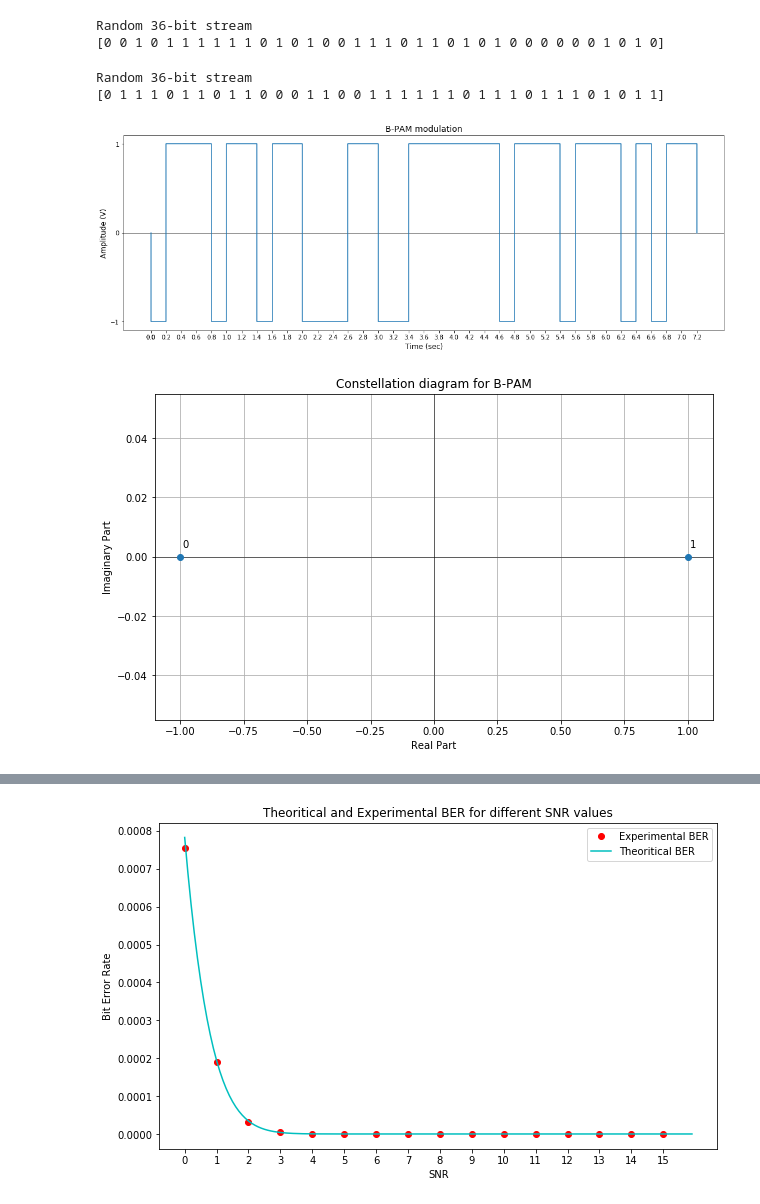
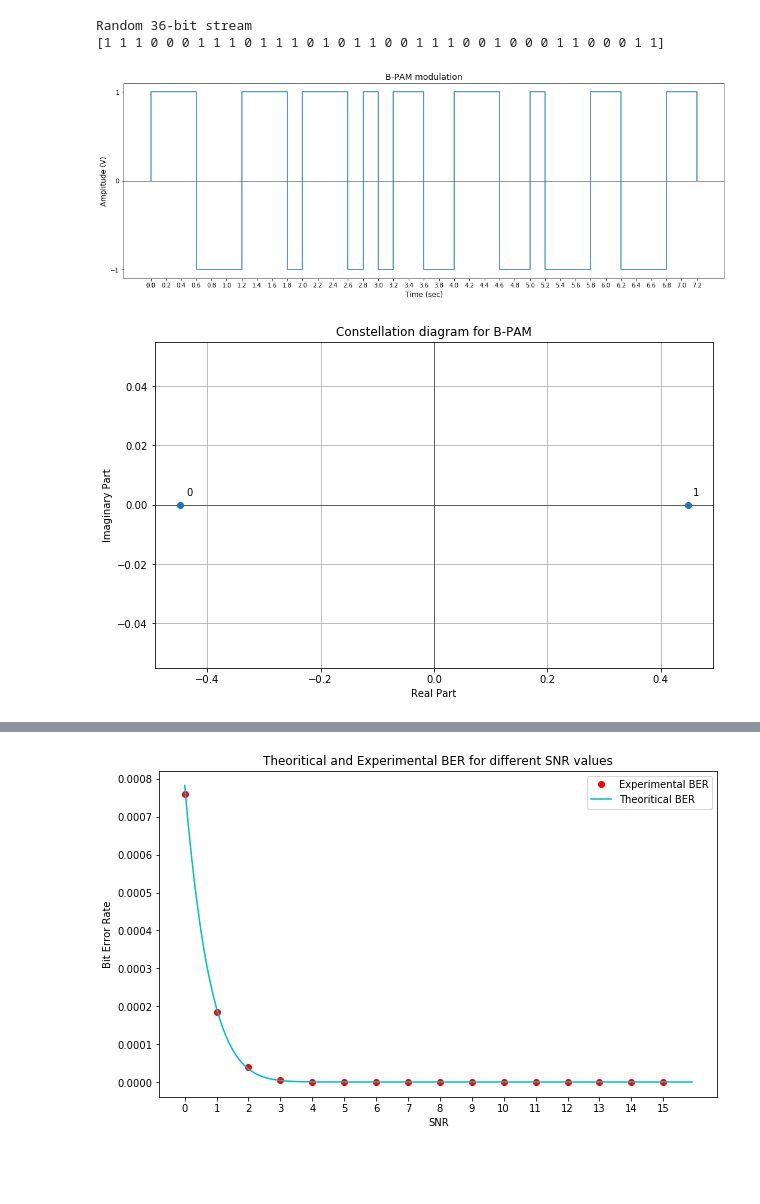
Before and after one commit to Vxiros/telecommunications-NTUA, a Jupyter notebook: Lab 2/part1.ipynb, the cells around one changed output, grey strips where cells are left out. Saved outputs shown, nothing was run; the diff lists cells and outputs as text; code cells hidden in the pictures; blank space fills up the shorter version.

```diff
--- a/Lab 2/part1.ipynb
+++ b/Lab 2/part1.ipynb
@@ -6,15 +6,16 @@ from matplotlib.pyplot import figure
 from scipy import special
 # %%
 """ 1.a """
+g = [1, 1, 1, 0, 0, 0, 1, 1, 1, 0, 1, 1, 1, 0, 1, 0, 1, 1, 0, 0, 1, 1, 1, 0, 0, 1, 0, 0, 0, 1, 1, 0, 0, 0, 1, 1]
 n, p = 2, 0.5 # τιμ΄΄ή bit 0 ή 1 με ίση πιθανότητα εμφάνισης 0.5
 bitstream_len = 36
-bits = np.random.binomial(1, 0.5, bitstream_len) # τυχαία ακολουθία από 36 bits
-
+#random_bits = np.random.binomial(1, 0.5, bitstream_len) # τυχαία ακολουθία από 36 bits
+random_bits = np.array(g)
 print("Random " + str(bitstream_len) + "-bit stream")
-print(bits)
+print(random_bits)
 # %% [output]
 Random 36-bit stream
-[0 0 1 0 1 1 1 1 1 1 0 1 0 1 0 0 1 1 1 0 1 1 0 1 0 1 0 0 0 0 0 0 1 0 1 0]
+[1 1 1 0 0 0 1 1 1 0 1 1 1 0 1 0 1 1 0 0 1 1 1 0 0 1 0 0 0 1 1 0 0 0 1 1]
 # %%
 """ ΑΜ: 03115082 άρα 0+8+2=10 και 1+0=1 οπότε A = 1 Volt"""
 AM = 1
@@ -22,44 +23,43 @@ AM = 1
 """ ΑΜ: 03115151 άρα 1+5+1=7 οπότε A = 7 Volts """
 #AM = 7
 
 Tb = 0.2 #sec (διάρκεια κάθε bit)
 A = AM #Volts (πλάτος)
 
-
 bitsB_PAM = [0.0]
 time = [0.0]
 
 bpam = lambda b : (2*A*b - A)
 
 """ το πρώτο και το τελευταίο στοιχείο είναι 0.0 και χρησιμεύει μόνο για την χάραξη της γραφικής παράστασης του σήματος """
 t = 0.0
-for bit in bits:
+for bit in random_bits:
     bitsB_PAM.append(bpam(bit))
     time.append(t)
     t += Tb
 
 bitsB_PAM.append(0.0)
-time.append(len(bits)*Tb)
+time.append(len(random_bits)*Tb)
 
 fig = plt.figure(figsize=(18,6))
 ax = fig.add_subplot()
 ax.set_title('B-PAM modulation', fontsize = 14)
 ax.set_xlabel('Time (sec)', fontsize = 12)
 ax.set_ylabel('Amplitude (V)', fontsize = 12)
 plt.axhline(y=0, color='k', linewidth=0.7)
 plt.step(time, bitsB_PAM, where = 'post')
 plt.xticks(time)
 plt.yticks([-A,0,A])
 plt.show()
 # %% [output]
-Random 36-bit stream
-[0 1 1 1 0 1 1 0 1 1 0 0 0 1 1 0 0 1 1 1 1 1 1 0 1 1 1 0 1 1 1 0 1 0 1 1]
-[figure, old version]
+[figure, new version]
 # %%
 """ 1.b """
-# Έχουμε τις τιμές -Α για το bit 0 και A για το bit 1
-v0 = -A
-v1 = A
+Eb = (A**2) * Tb # Μέση ενέργεια συμβόλου (joules/bit)
+""" Τα σημεία αστερισμού είναι τα (-ριζα(Εb),0) για το bit 0
+    και (ριζα(Εb),0) για το bit 1 """
+v0 = -np.sqrt(Eb)
+v1 = np.sqrt(Eb)
 x = [v0.real, v1.real]
 y = [v0.imag, v1.imag]
 bits = ['0', '1']
@@ -75,7 +75,7 @@ plt.ylabel('Imaginary Part')
 plt.grid(True)
 plt.show()
 # %% [output]
-[figure, old version]
+[figure, new version]
 # %%
 """ 1.c """
 class AWGN:
```
Also changed, not shown: parts of 11 cells of this notebook, 2 other files.
